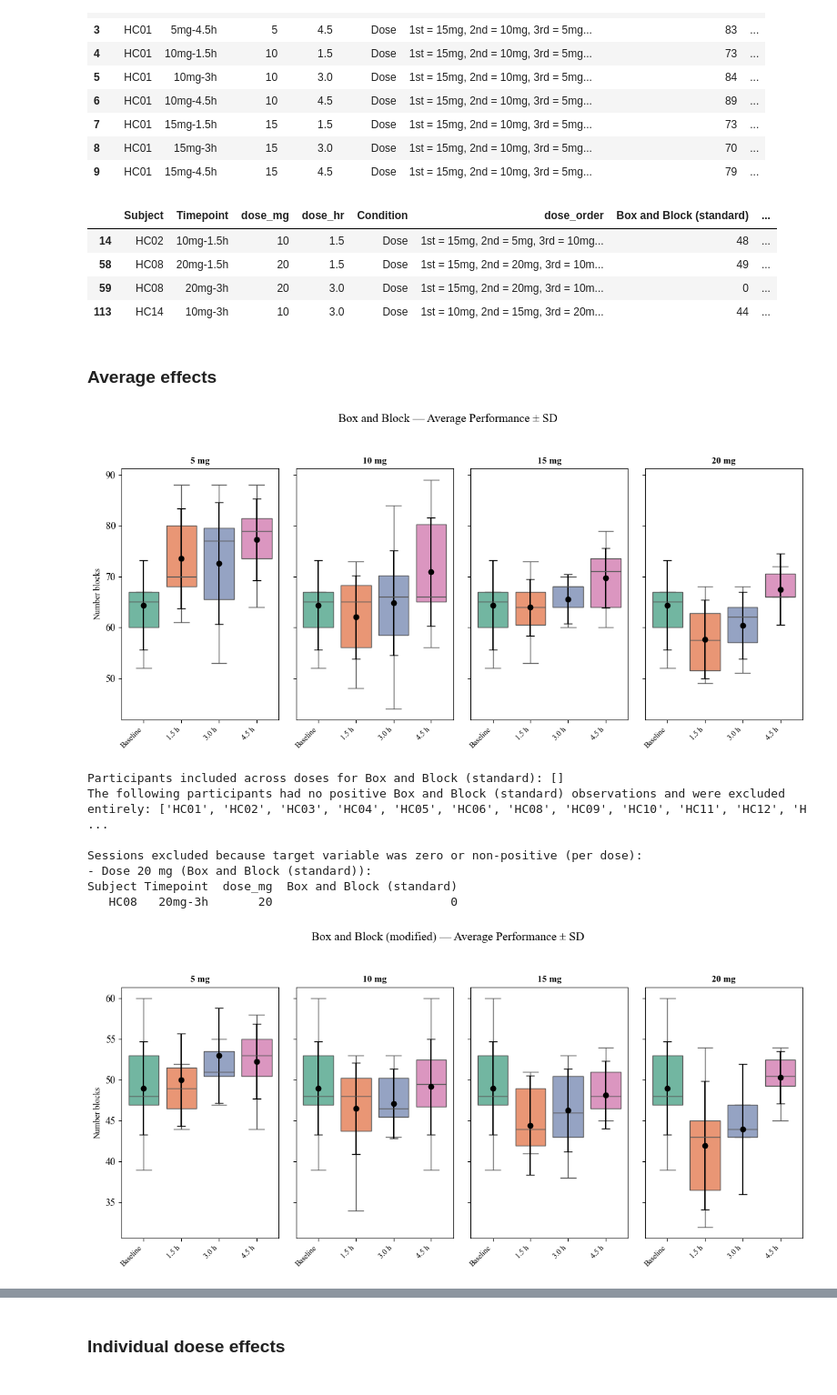
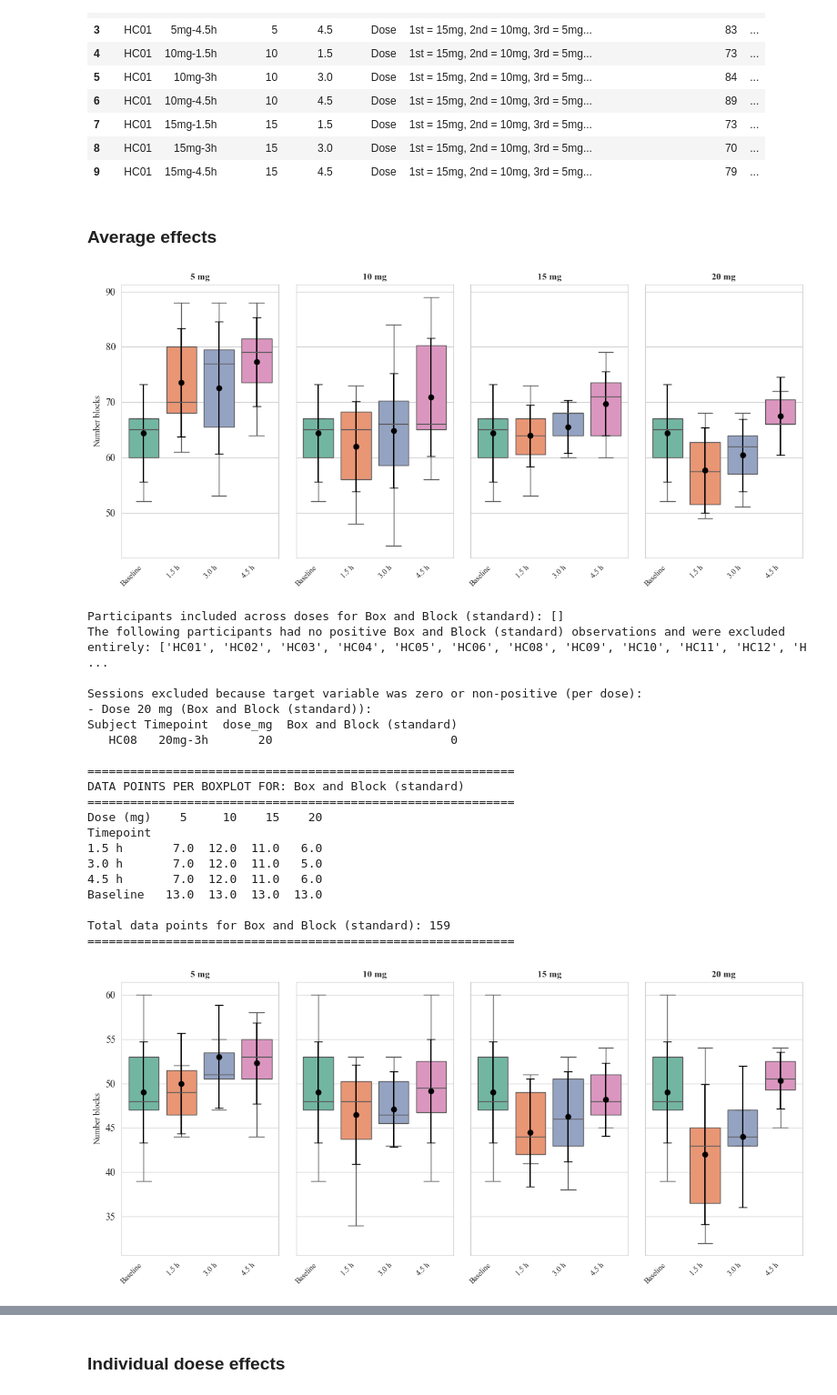
Before and after one commit to pierreklintefors/PsilocybinDexterityAnalysis, a Jupyter notebook: behavioural_analysis_box_and_block.ipynb, the cells around one changed output, grey strips where cells are left out. Shown at 91% size. Drawn from its saved outputs; the diff is of its cells as text; code cells hidden in the pictures.

```diff
--- a/behavioural_analysis_box_and_block.ipynb
+++ b/behavioural_analysis_box_and_block.ipynb
@@ -10,7 +10,7 @@ import pandas as pd
 # Load the Psilocybin Output Excel file
 # index_col=0 sets the first column as the index (row names)
 # header=0 sets the first row as the column names (this is the default behavior)
-behavioural_data = pd.read_excel('OneDrive - The University of Melbourne/CB_PsyHC_Motor.xlsx')
+behavioural_data = pd.read_excel('BehaviouralData/CB_PsyHC_Motor.xlsx')
 
 
 
@@ -40,5 +40,5 @@ behavioural_data['Timepoint'].hist(figsize=(12,5))
 # %%
-dose_order_data = pd.read_excel('/Users/pierre/Desktop/MelbourneProject/OneDrive - The University of Melbourne/hc_randomisation.xlsx')
+dose_order_data = pd.read_excel('BehaviouralData/hc_randomisation.xlsx')
 dose_order_data['ppt_id'] = dose_order_data['ppt_id'].str.replace(r'^Psy_HC_', 'HC', regex=True)
 dose_order_data[dose_order_data['dose_alc_manual'].str.contains('20mg')]
 # %% [output]
@@ -104,13 +104,7 @@ bb_behavioural_results.head(10)
 | 8 | HC01 | 15mg-3h | 15 | 3.0 | Dose | 1st = 15mg, 2nd = 10mg, 3rd = 5mg... | 70 | ... |
 | 9 | HC01 | 15mg-4.5h | 15 | 4.5 | Dose | 1st = 15mg, 2nd = 10mg, 3rd = 5mg... | 79 | ... |
 # %%
-bb_behavioural_results[bb_behavioural_results['Box and Block (standard)']<50]
+bb_behavioural_results.to_csv('bb_behavioural_results.csv', index=False)
-# %% [output]
-|  | Subject | Timepoint | dose_mg | dose_hr | Condition | dose_order | Box and Block (standard) | ... |
-| 14 | HC02 | 10mg-1.5h | 10 | 1.5 | Dose | 1st = 15mg, 2nd = 5mg, 3rd = 10mg... | 48 | ... |
-| 58 | HC08 | 20mg-1.5h | 20 | 1.5 | Dose | 1st = 15mg, 2nd = 20mg, 3rd = 10m... | 49 | ... |
-| 59 | HC08 | 20mg-3h | 20 | 3.0 | Dose | 1st = 15mg, 2nd = 20mg, 3rd = 10m... | 0 | ... |
-| 113 | HC14 | 10mg-3h | 10 | 3.0 | Dose | 1st = 10mg, 2nd = 15mg, 3rd = 20m... | 44 | ... |
 # %% [markdown]
 ### Average effects
 # %%
@@ -147,6 +141,8 @@ for target_varible in ['Box and Block (standard)', 'Box and Block (modified)']:
     # track participants included for this metric and sessions excluded due to non-positive values
     included_ids = set()
     missing_sessions = []
+    # Track data points per boxplot (timepoint x dose)
+    boxplot_counts = []
 
     global_doses = sorted(bb_behavioural_results['dose_mg'].dropna().unique())
     if 0 in global_doses:
@@ -189,6 +185,16 @@ for target_varible in ['Box and Block (standard)', 'Box and Block (modified)']:
         # Get labels present in this subset, maintaining the global order
         present_labels = [lbl for lbl in all_time_labels if lbl in subset['time_label'].unique()]
 
+        # Count data points per timepoint for this dose
+        for lbl in present_labels:
+            n_points = len(subset[subset['time_label'] == lbl])
+            boxplot_counts.append({
+                'Metric': target_varible,
+                'Dose (mg)': int(dose),
+                'Timepoint': lbl,
+                'N_datapoints': n_points
+            })
+
         # Use hue to assign a unique color to each time_label using the fixed color_map
         sns.boxplot(data=subset, x='time_label', y=target_varible, order=present_labels,
                     hue='time_label', palette=color_map, dodge=False,
@@ -203,35 +209,54 @@ for target_varible in ['Box and Block (standard)', 'Box and Block (modified)']:
         for i, lbl in enumerate(present_labels):
             mean = stats.loc[lbl, 'mean']
             sd = stats.loc[lbl, 'std']
             ax.errorbar(i, mean, yerr=sd if not np.isnan(sd) else 0, color='k', fmt='o', capsize=5)
 
         ax.set_title(f'{int(dose)} mg', fontsize=11, fontweight='bold')
         ax.set_xlabel('')
         # Fix: set fixed tick positions before setting tick labels to avoid matplotlib UserWarning
         ax.set_xticks(range(len(present_labels)))
         ax.set_xticklabels(present_labels, rotation=45, ha='right', fontsize=9)
 
     axes[0].set_ylabel(f'Number blocks', fontsize=10)
     target = "Box and Block" if 'standard' in target_varible else "Box and Block (modified)"
-    plt.suptitle(f'{target} — Average Performance ± SD', fontsize=14)
+    #plt.suptitle(f'{target} — Average Performance ± SD', fontsize=14)
     plt.tight_layout(rect=[0, 0.03, 1, 0.95])
     plt.savefig(f'plots/{target_varible.replace(" ", "_").lower()}_boxplots_mean_sd.png', dpi=300)
     plt.show()
 
     # Summary across doses for this metric
     print(f"Participants included across doses for {target_varible}: {sorted(included_ids)}")
 
     missing_participants = set(participant_ids) - included_ids
     if missing_participants:
         print(f"The following participants had no positive {target_varible} observations and were excluded entirely: {sorted(missing_participants)}")
 
     if missing_sessions:
         print("\nSessions excluded because target variable was zero or non-positive (per dose):")
         for ms in missing_sessions:
             print(f"- Dose {ms['dose']} mg ({ms['target_varible']}):")
             print(ms['rows'].to_string(index=False))
+
+    # Print data points per boxplot
+    print(f"\n{'='*60}")
+    print(f"DATA POINTS PER BOXPLOT FOR: {target_varible}")
+    print(f"{'='*60}")
+    if boxplot_counts:
+        counts_df = pd.DataFrame(boxplot_counts)
+        # Pivot to show in a nice table format
+        pivot_counts = counts_df.pivot_table(
+            index='Timepoint',
+            columns='Dose (mg)',
+            values='N_datapoints',
+            fill_value=0
+        )
+        print(pivot_counts)
+        print(f"\nTotal data points for {target_varible}: {counts_df['N_datapoints'].sum()}")
+    else:
+        print("No data points to display.")
+    print(f"{'='*60}\n")
 # %% [output]
-[figure, old version]
+[figure, new version]
 Participants included across doses for Box and Block (standard): []
 The following participants had no positive Box and Block (standard) observations and were excluded entirely: ['HC01', 'HC02', 'HC03', 'HC04', 'HC05', 'HC06', 'HC08', 'HC09', 'HC10', 'HC11', 'HC12', 'H ...
 
@@ -239,7 +264,20 @@ Sessions excluded because target variable was zero or non-positive (per dose):
 - Dose 20 mg (Box and Block (standard)):
 Subject Timepoint  dose_mg  Box and Block (standard)
    HC08   20mg-3h       20                         0
+
+============================================================
+DATA POINTS PER BOXPLOT FOR: Box and Block (standard)
+============================================================
+Dose (mg)    5     10    15    20
+Timepoint
+1.5 h       7.0  12.0  11.0   6.0
+3.0 h       7.0  12.0  11.0   5.0
+4.5 h       7.0  12.0  11.0   6.0
+Baseline   13.0  13.0  13.0  13.0
+
+Total data points for Box and Block (standard): 159
+============================================================
-[figure, old version]
+[figure, new version]
 Participants included across doses for Box and Block (modified): []
 The following participants had no positive Box and Block (modified) observations and were excluded entirely: ['HC01', 'HC02', 'HC03', 'HC04', 'HC05', 'HC06', 'HC08', 'HC09', 'HC10', 'HC11', 'HC12', 'H ...
 
```
Also changed, not shown: parts of 8 cells of this notebook, 22 other files.
